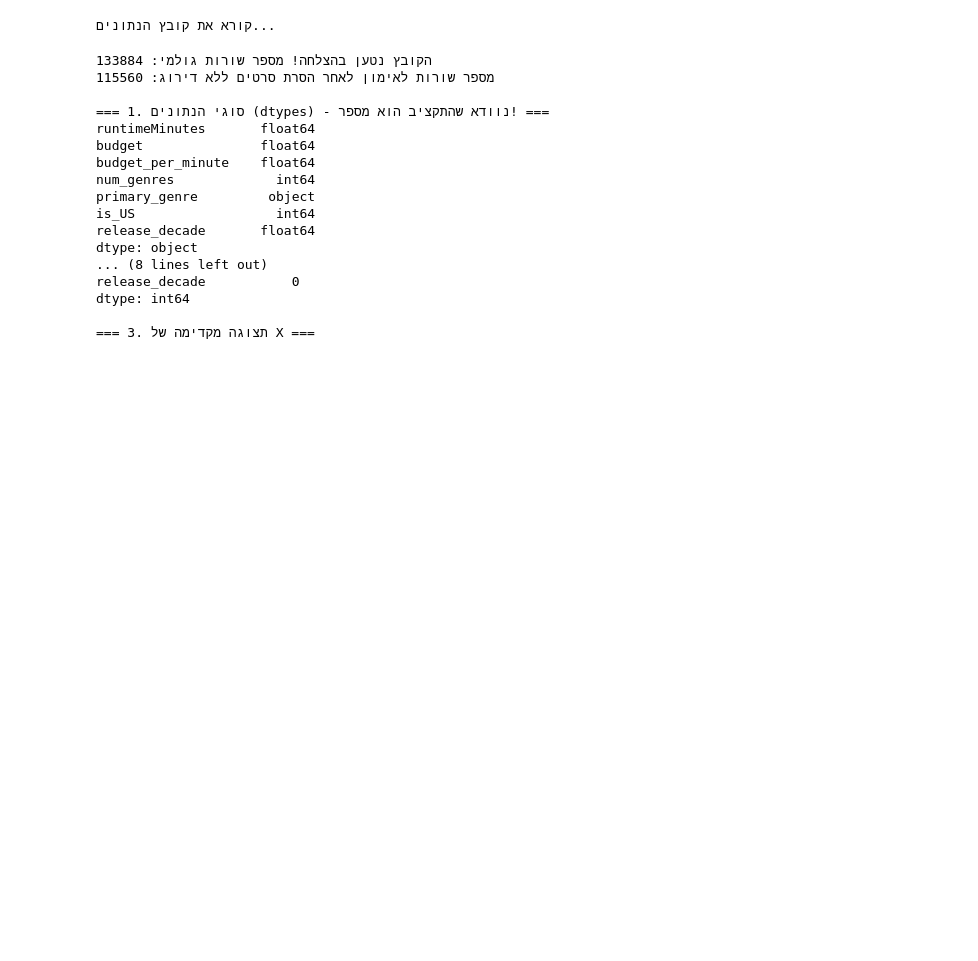
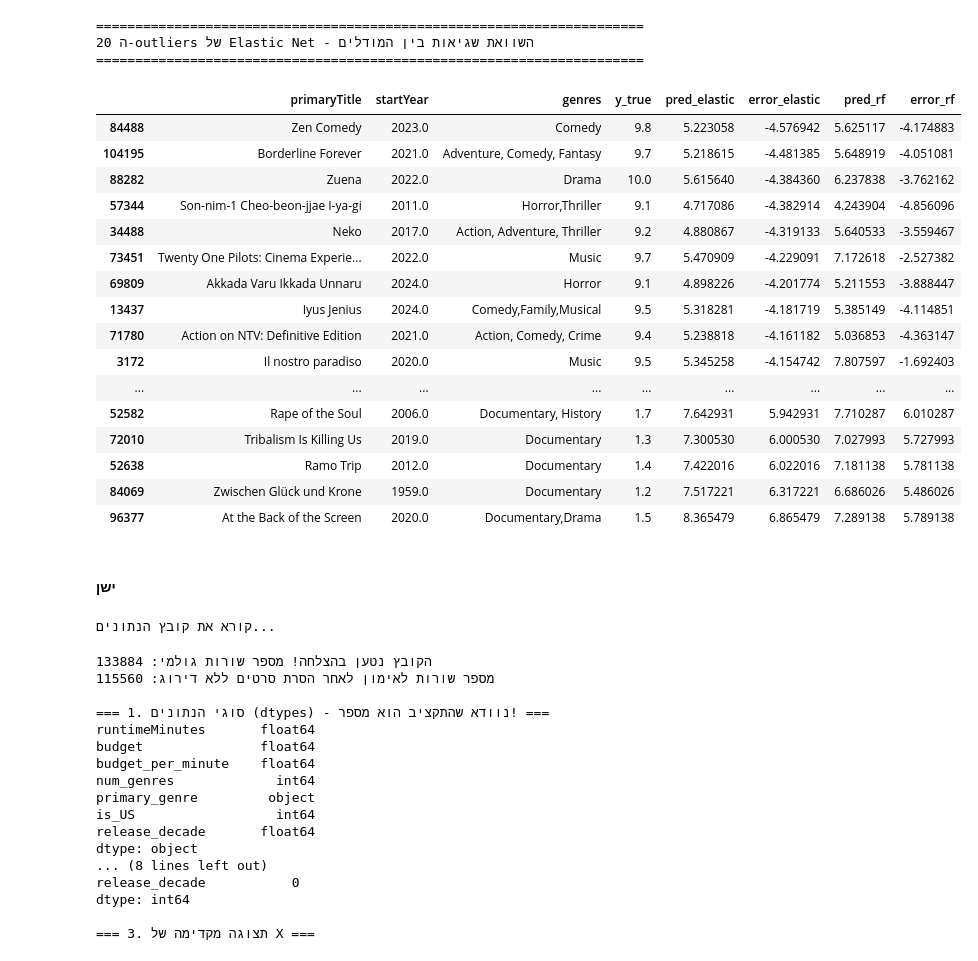
Before and after one commit to MiriamDinay/Movie-Data-Collection-Project2, a Jupyter notebook: קוד נקי.ipynb, the cells around one changed output. Cells and saved outputs as stored; diff of their text form; code cells hidden in the pictures; blank space fills up the shorter version.

```diff
--- a/קוד נקי.ipynb
+++ b/קוד נקי.ipynb
@@ -0,0 +241,12 @@
+# %%
+# =====================================================================
+# תא 5: בניית Pipeline ואימון מודל Random Forest
+# =====================================================================
+from sklearn.ensemble import RandomForestRegressor
+
+# ה-Pipeline המלא: עיבוד מקדים + מודל Random Forest
+# משתמשים באותו preprocessor שהגדרנו בתא 4
+rf_pipe = Pipeline([
+    ('preprocess', preprocessor),
+    ('model', RandomForestRegressor(random_state=42, n_jobs=2))
+])
@@ -0,0 +399,25 @@
+# %%
+# =====================================================================
+# סעיף 5.3: השוואת outliers בין שני המודלים
+# =====================================================================
+
+# חילוץ 20 ה-outliers של כל מודל (10 over + 10 under)
+top_over_elastic = results_df.nlargest(10, 'error_elastic')
+top_under_elastic = results_df.nsmallest(10, 'error_elastic')
+outliers_elastic = pd.concat([top_over_elastic, top_under_elastic])
+
+top_over_rf = results_df.nlargest(10, 'error_rf')
+top_under_rf = results_df.nsmallest(10, 'error_rf')
+outliers_rf = pd.concat([top_over_rf, top_under_rf])
+
+# בדיקת חפיפה בין שתי הקבוצות
+common_outliers = set(outliers_elastic.index) & set(outliers_rf.index)
+only_elastic = set(outliers_elastic.index) - set(outliers_rf.index)
+only_rf = set(outliers_rf.index) - set(outliers_elastic.index)
+
+print("=" * 70)
+print("השוואת outliers בין Elastic Net ל-Random Forest")
+print("=" * 70)
+print(f"סרטים שמופיעים כ-outliers בשני המודלים: {len(common_outliers)}")
+print(f"סרטים שהם outliers רק ב-Elastic Net: {len(only_elastic)}")
+print(f"סרטים שהם outliers רק ב-Random Forest: {len(only_rf)}")
@@ -1,3 +451,34 @@
+# %%
+# הצגה מפורטת של 20 ה-outliers של Elastic Net עם השגיאות של שני המודלים
+print("=" * 70)
+print("20 ה-outliers של Elastic Net - השוואת שגיאות בין המודלים")
+print("=" * 70)
+display(outliers_elastic[['primaryTitle', 'startYear', 'genres', 'y_true',
+                          'pred_elastic', 'error_elastic',
+                          'pred_rf', 'error_rf']].sort_values('error_elastic'))
+# %% [output]
+======================================================================
+20 ה-outliers של Elastic Net - השוואת שגיאות בין המודלים
+======================================================================
+|  | primaryTitle | startYear | genres | y_true | pred_elastic | error_elastic | pred_rf | error_rf |
+| 84488 | Zen Comedy | 2023.0 | Comedy | 9.8 | 5.223058 | -4.576942 | 5.625117 | -4.174883 |
+| 104195 | Borderline Forever | 2021.0 | Adventure, Comedy, Fantasy | 9.7 | 5.218615 | -4.481385 | 5.648919 | -4.051081 |
+| 88282 | Zuena | 2022.0 | Drama | 10.0 | 5.615640 | -4.384360 | 6.237838 | -3.762162 |
+| 57344 | Son-nim-1 Cheo-beon-jjae I-ya-gi | 2011.0 | Horror,Thriller | 9.1 | 4.717086 | -4.382914 | 4.243904 | -4.856096 |
+| 34488 | Neko | 2017.0 | Action, Adventure, Thriller | 9.2 | 4.880867 | -4.319133 | 5.640533 | -3.559467 |
+| 73451 | Twenty One Pilots: Cinema Experie... | 2022.0 | Music | 9.7 | 5.470909 | -4.229091 | 7.172618 | -2.527382 |
+| 69809 | Akkada Varu Ikkada Unnaru | 2024.0 | Horror | 9.1 | 4.898226 | -4.201774 | 5.211553 | -3.888447 |
+| 13437 | Iyus Jenius | 2024.0 | Comedy,Family,Musical | 9.5 | 5.318281 | -4.181719 | 5.385149 | -4.114851 |
+| 71780 | Action on NTV: Definitive Edition | 2021.0 | Action, Comedy, Crime | 9.4 | 5.238818 | -4.161182 | 5.036853 | -4.363147 |
+| 3172 | Il nostro paradiso | 2020.0 | Music | 9.5 | 5.345258 | -4.154742 | 7.807597 | -1.692403 |
+| ... | ... | ... | ... | ... | ... | ... | ... | ... |
+| 52582 | Rape of the Soul | 2006.0 | Documentary, History | 1.7 | 7.642931 | 5.942931 | 7.710287 | 6.010287 |
+| 72010 | Tribalism Is Killing Us | 2019.0 | Documentary | 1.3 | 7.300530 | 6.000530 | 7.027993 | 5.727993 |
+| 52638 | Ramo Trip | 2012.0 | Documentary | 1.4 | 7.422016 | 6.022016 | 7.181138 | 5.781138 |
+| 84069 | Zwischen Glück und Krone | 1959.0 | Documentary | 1.2 | 7.517221 | 6.317221 | 6.686026 | 5.486026 |
+| 96377 | At the Back of the Screen | 2020.0 | Documentary,Drama | 1.5 | 8.365479 | 6.865479 | 7.289138 | 5.789138 |
+# %% [markdown]
+#### ישן
 # %%
 #קוד מהילה
 import pandas as pd
```
Also changed, not shown: parts of 33 cells of this notebook.
